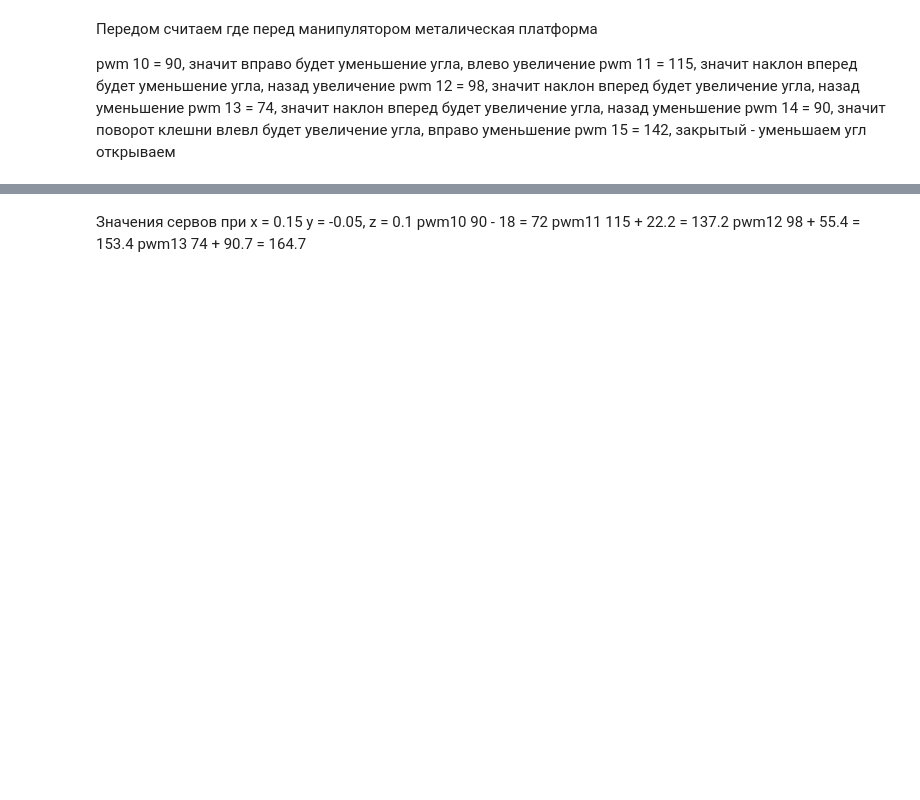
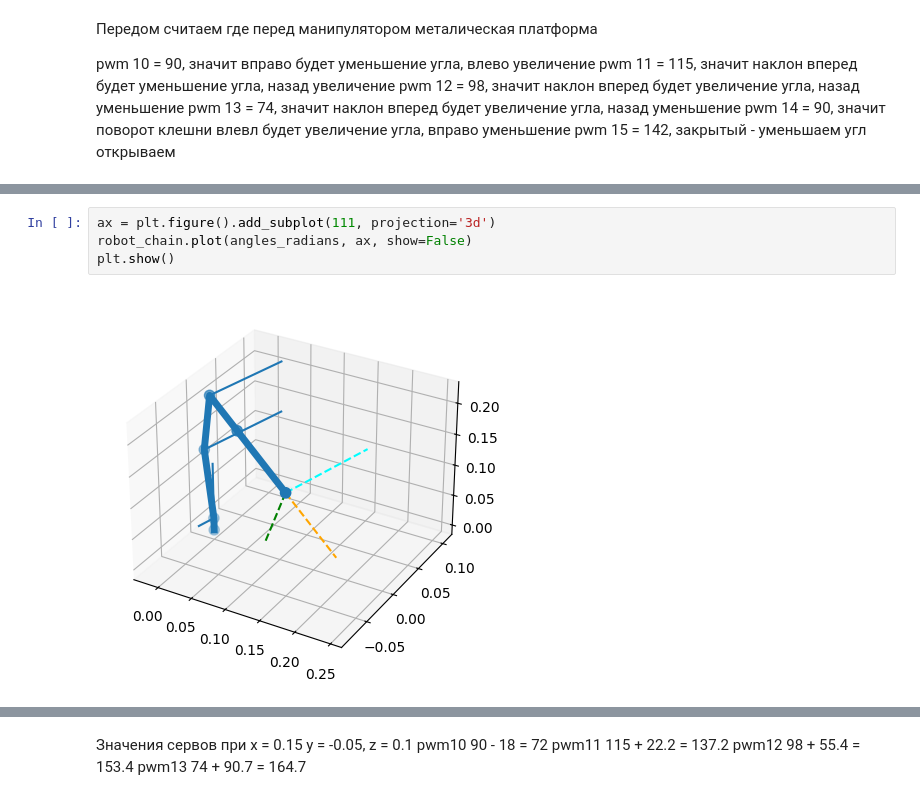
Before and after one commit to lashy0/robot-manipulator, a Jupyter notebook: tools/robot.ipynb, the cells around one changed output, grey strips where cells are left out. Drawn from its saved outputs; the diff is of its cells as text; blank space fills up the shorter version.

```diff
--- a/tools/robot.ipynb
+++ b/tools/robot.ipynb
@@ -81,4 +103,10 @@ array([-0.32175055,  0.17715142,  0.33843459,  1.80928127,  0.        ,
         0.        ])
+# %%
+ax = plt.figure().add_subplot(111, projection='3d')
+robot_chain.plot(angles_radians, ax, show=False)
+plt.show()
+# %% [output]
+[figure, added]
 # %%
 angles_degrees = np.degrees(angles_radians)
 angles_degrees
```
Also changed, not shown: parts of 17 cells of this notebook, 13 other files.
